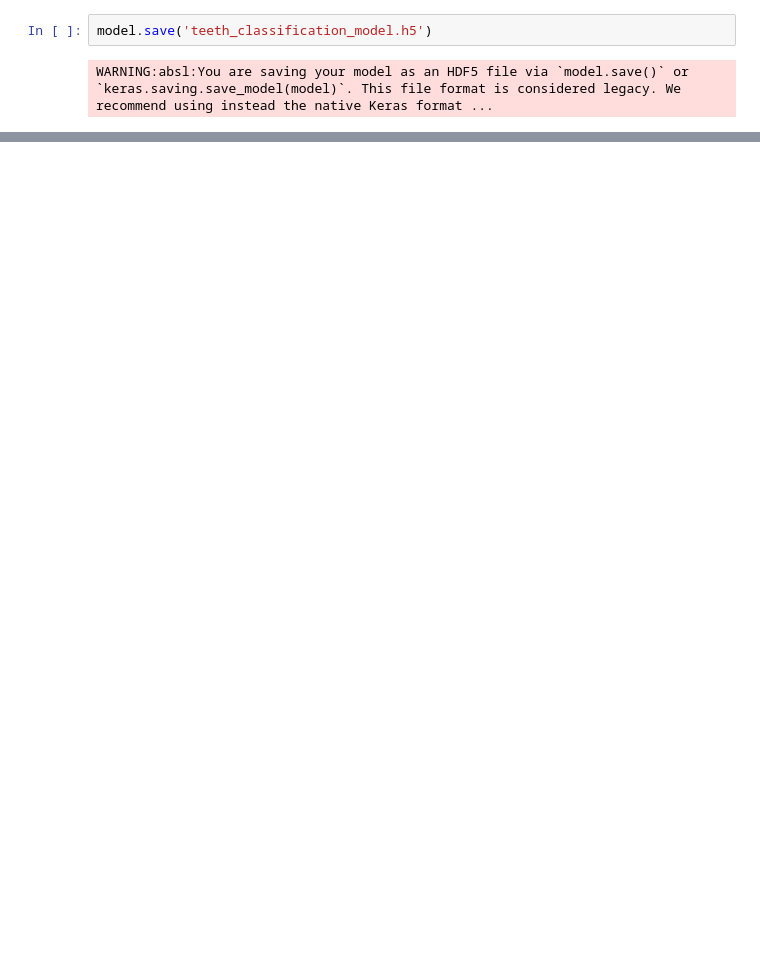
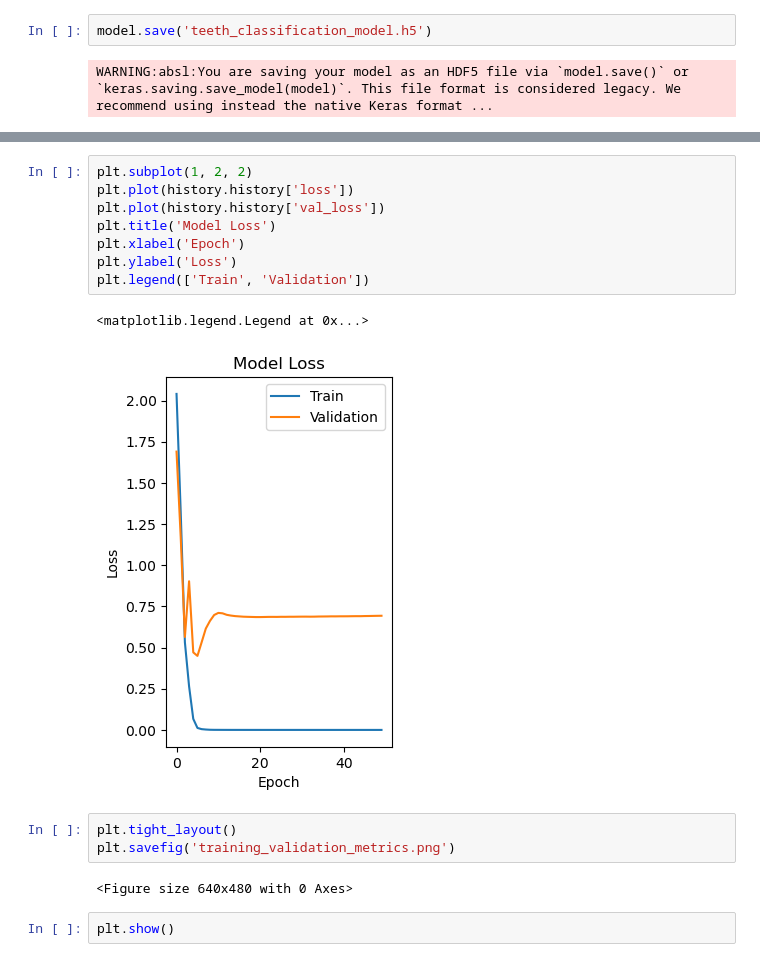
Before and after one commit to ennajari/3D_Teeth_Classification_Using_ConvNet1, a Jupyter notebook: model_training.ipynb, the cells around one changed output, grey strips where cells are left out. Saved outputs shown, nothing was run; the diff lists cells and outputs as text; blank space fills up the shorter version.

```diff
--- a/model_training.ipynb
+++ b/model_training.ipynb
@@ -49,0 +73,18 @@ WARNING:absl:You are saving your model as an HDF5 file via `model.save()` or `ke
+# %%
+plt.subplot(1, 2, 2)
+plt.plot(history.history['loss'])
+plt.plot(history.history['val_loss'])
+plt.title('Model Loss')
+plt.xlabel('Epoch')
+plt.ylabel('Loss')
+plt.legend(['Train', 'Validation'])
+# %% [output]
+<matplotlib.legend.Legend at 0x...>
+[figure, added]
+# %%
+plt.tight_layout()
+plt.savefig('training_validation_metrics.png')
+# %% [output]
+<Figure size 640x480 with 0 Axes>
+# %%
+plt.show()
```
Also changed, not shown: parts of 4 cells of this notebook, 4 other files.
